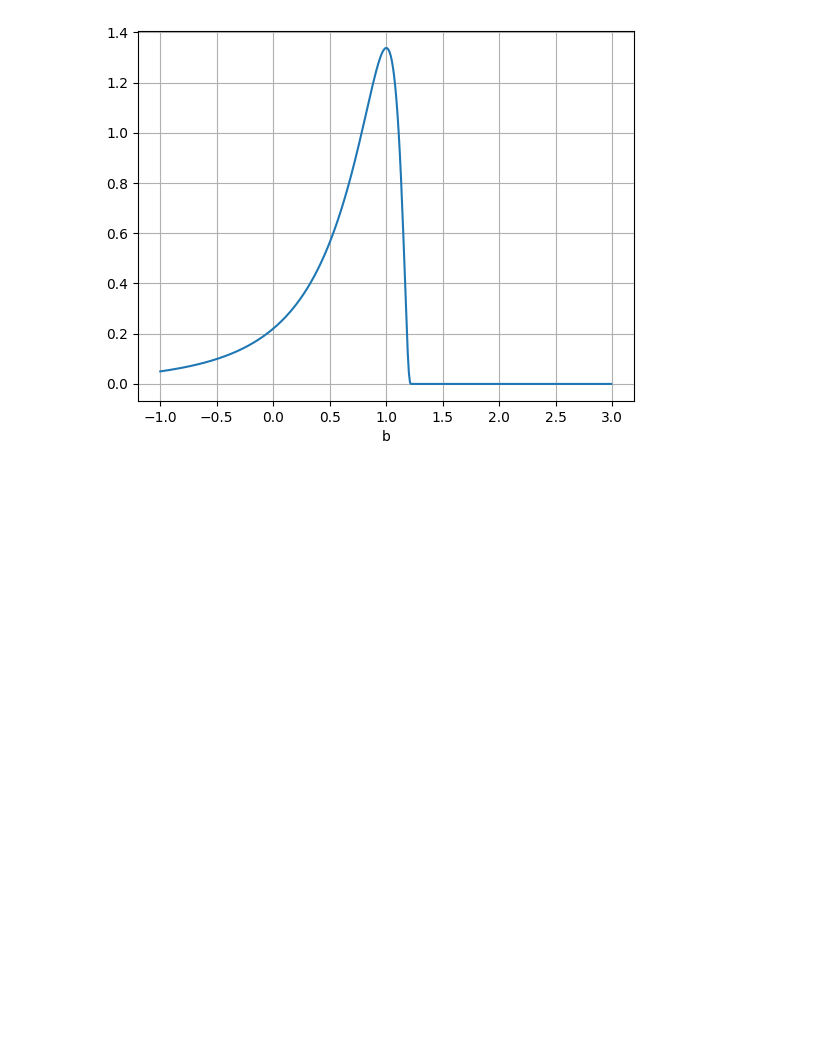
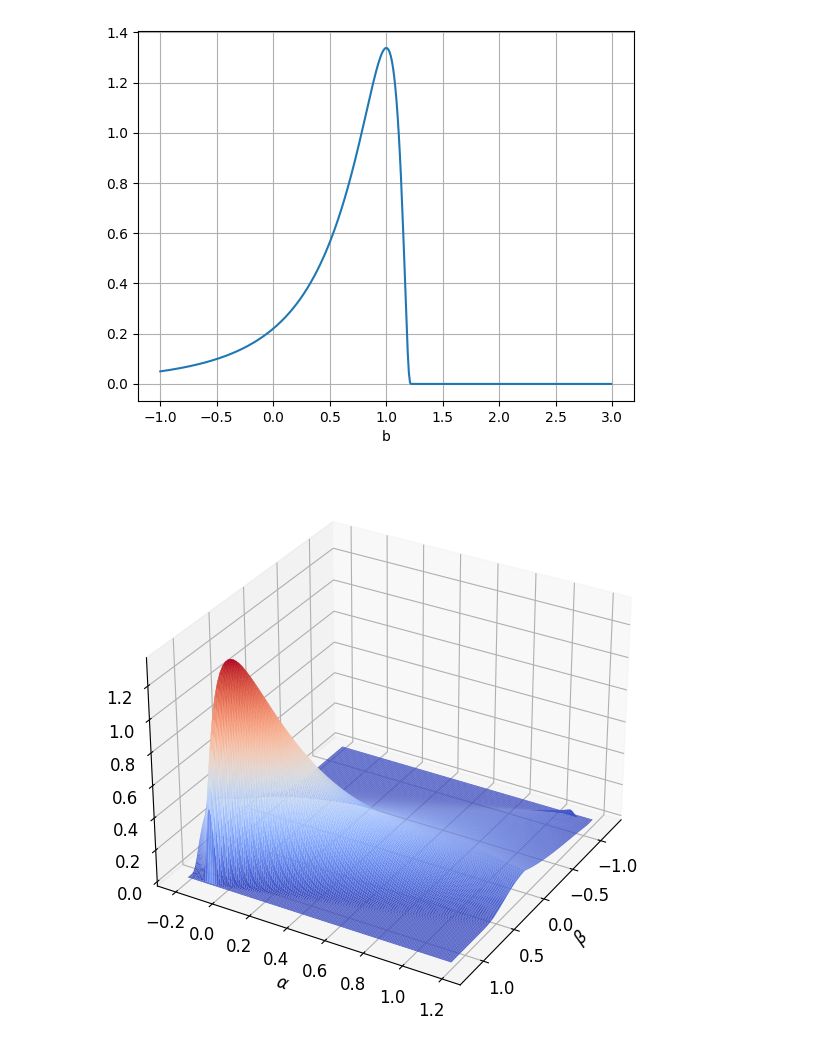
Before and after one commit to cewebbr/violentometro, a Jupyter notebook: analises/81_prototipo_estimador_relacao_hate-score_anotadores.ipynb, the cells around one changed output. Drawn from its saved outputs; the diff is of its cells as text; code cells hidden in the pictures; blank space fills up the shorter version.

```diff
--- a/analises/81_prototipo_estimador_relacao_hate-score_anotadores.ipynb
+++ b/analises/81_prototipo_estimador_relacao_hate-score_anotadores.ipynb
@@ -29,4 +29,18 @@ bmin = -1.2
 bmax = 1.2
 aa, bb = np.mgrid[amin:amax:0.01, bmin:bmax:0.01]
 z = af.hate_score_bias_prior(aa, bb)
+# %%
+fig = pl.figure(figsize=(7, 7))
+
+ax = pl.subplot(1,1,1, projection='3d')
+surf = ax.plot_surface(bb, aa, z, rstride=1, cstride=1, cmap='coolwarm', edgecolor='none')
+ax.set_xlabel(r'$\beta$', fontsize=12)
+ax.set_ylabel(r'$\alpha$', fontsize=12)
+ax.tick_params(labelsize=12)
+ax.view_init(30, 30)
+#pl.savefig('../resultados/plots/plot-prior-hate-score-3d.svg', bbox_inches='tight')
+#pl.savefig('../resultados/plots/plot-prior-hate-score-3d.png', bbox_inches='tight')
+pl.show()
+# %% [output]
+[figure, added]
 # %%
```
Also changed, not shown: parts of 1 cell of this notebook.
